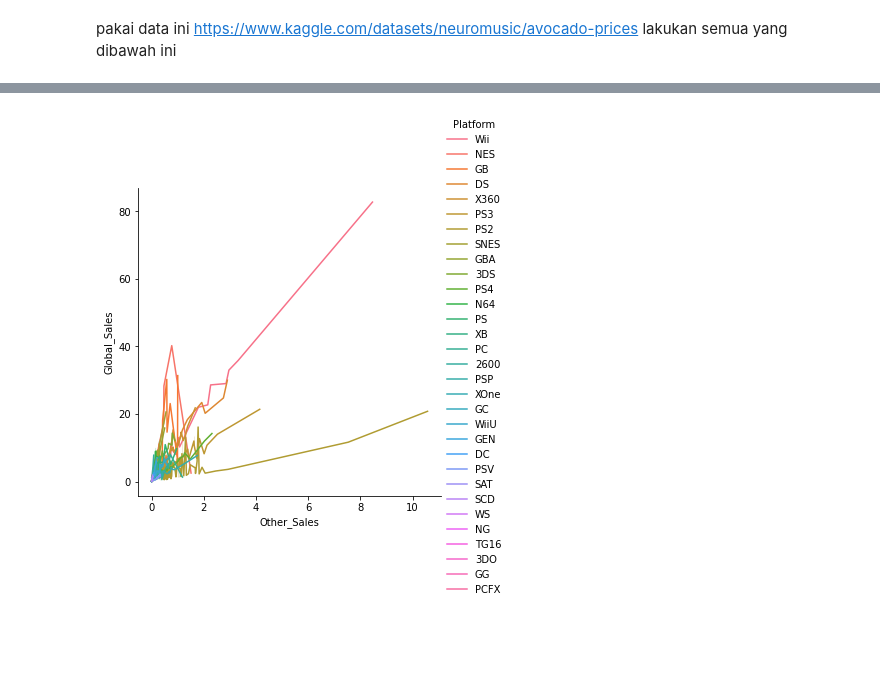
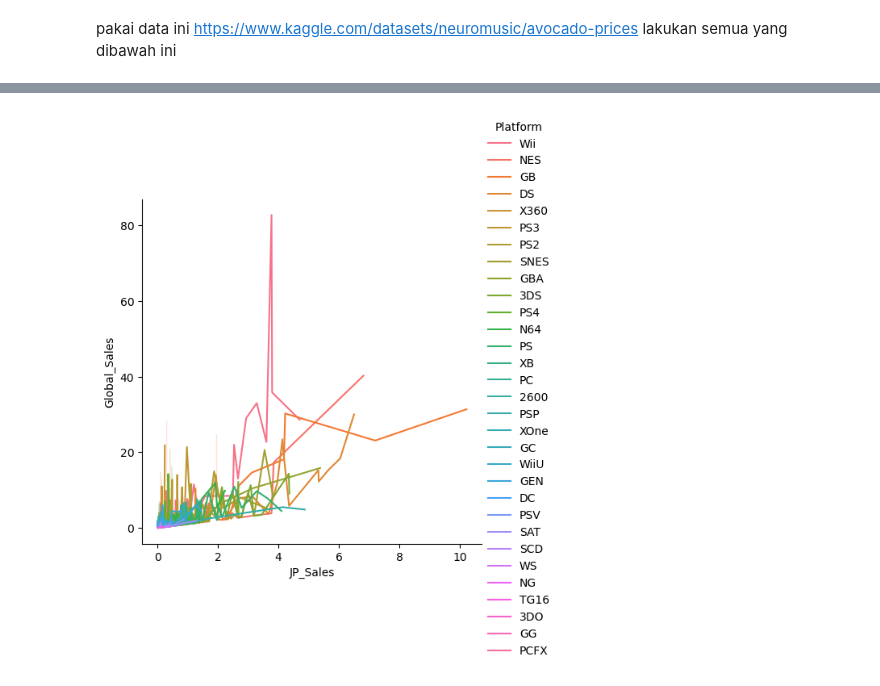
Before and after one commit to wirarama/bigdata2022, a Jupyter notebook: SeabornTutorial.ipynb, the cells around one changed output, grey strips where cells are left out. Drawn from its saved outputs; the diff is of its cells as text; code cells hidden in the pictures; blank space fills up the shorter version.

```diff
--- a/SeabornTutorial.ipynb
+++ b/SeabornTutorial.ipynb
@@ -157,4 +81,4 @@ ax = sns.scatterplot(data=df,x="Global_Sales", y="JP_Sales")
 # %%
-ax = sns.relplot(data=df,x='Other_Sales', y='Global_Sales',hue='Platform',kind="line")
+ax = sns.relplot(data=df,x='JP_Sales', y='Global_Sales',hue='Platform',kind="line")
 # %% [output]
-[figure, old version]
+[figure, new version]
```
Also changed, not shown: parts of 17 cells of this notebook, 5 other files.
